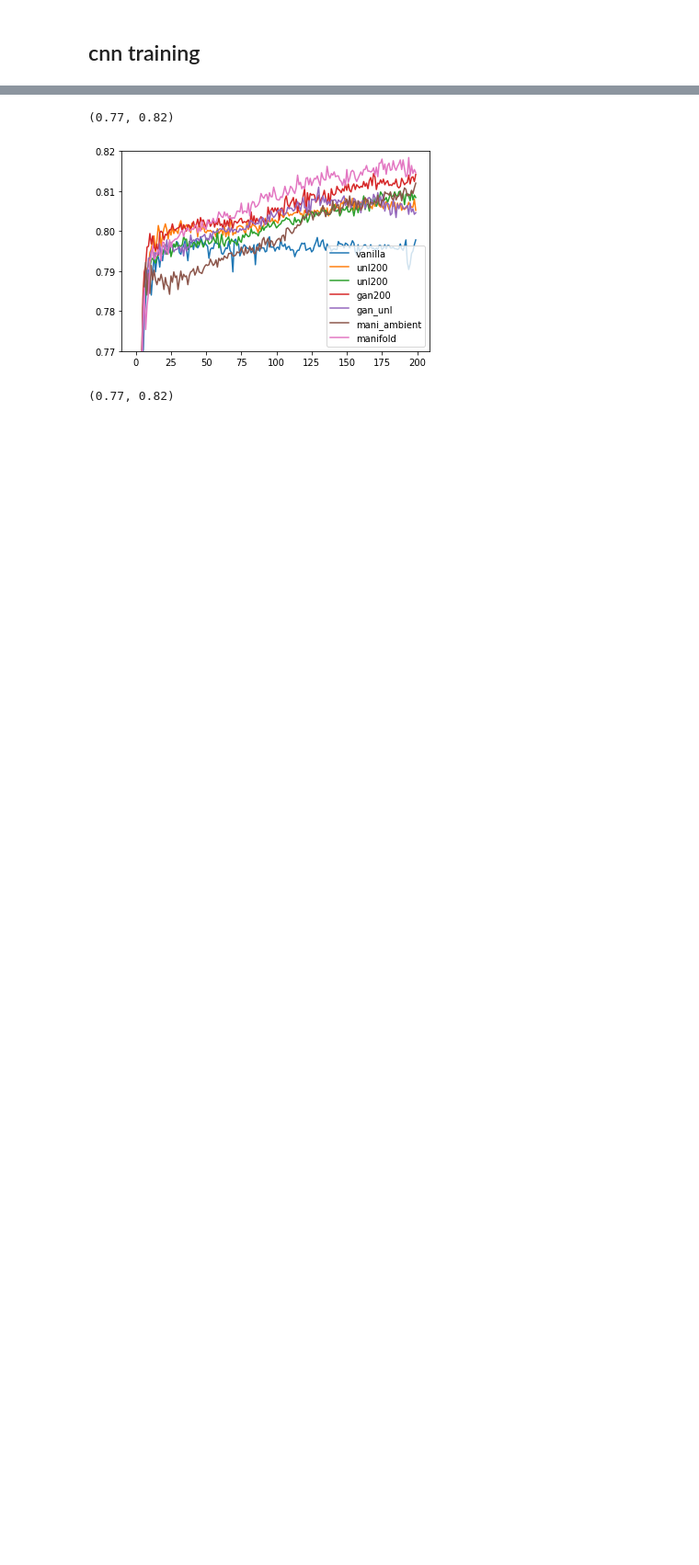
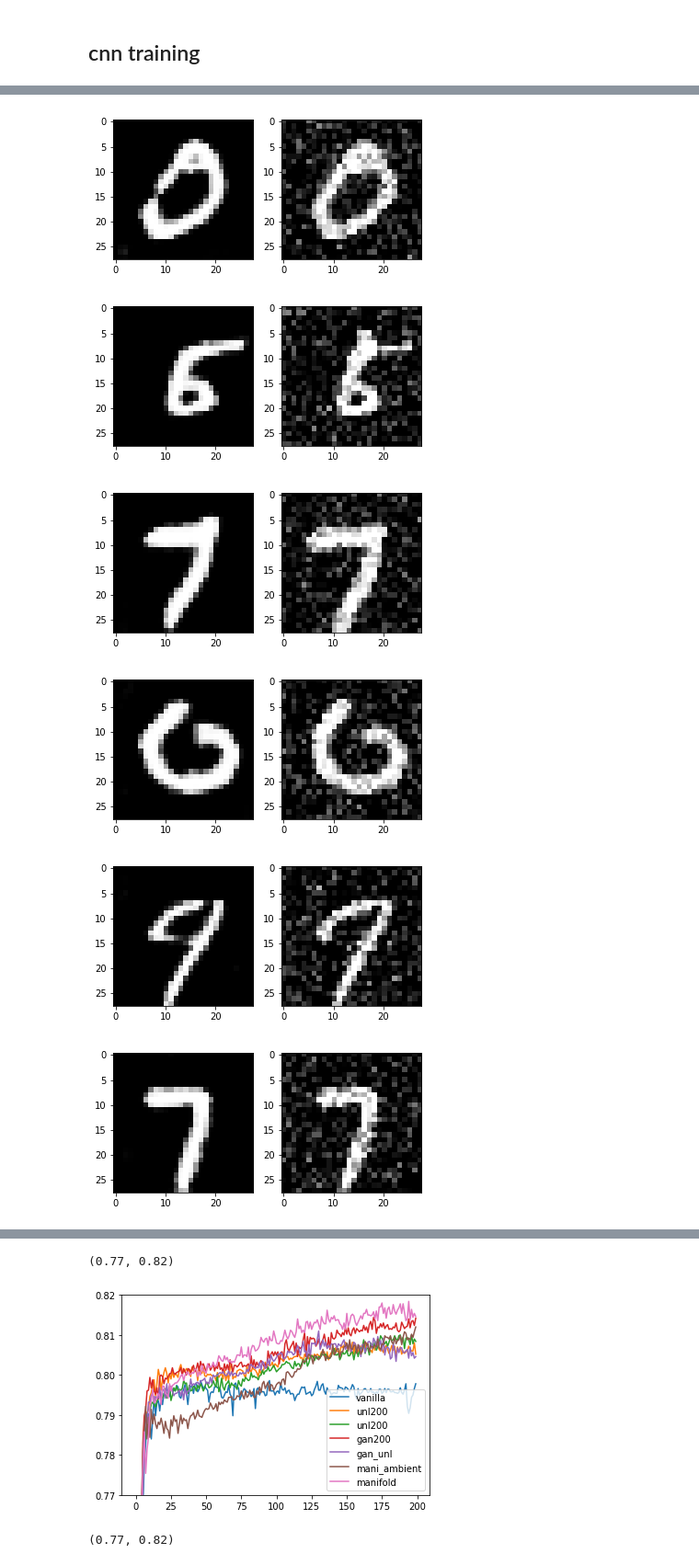
Before and after one commit to bruno-31/toy_ssl, a Jupyter notebook: mnist_experiments-reference.ipynb, the cells around one changed output, grey strips where cells are left out. Shown at 92% size. Cells and saved outputs as stored; diff of their text form; code cells hidden in the pictures; blank space fills up the shorter version.

```diff
--- a/mnist_experiments-reference.ipynb
+++ b/mnist_experiments-reference.ipynb
@@ -396,2 +433,2 @@ plt.ylim([0.81,0.84])
 # %%
-xx,yy=sess.run([samples,samples+p1],{is_training_pl:False})
+xx,yy=sess.run([samp_z1,samp_z2+pz],{is_training_pl:False})
@@ -402,0 +435,14 @@ plt.imshow(np.squeeze(yy[2]),cmap='gray',vmin=0,vmax=1)
+# %%
+for idx in range(10):
+    plt.subplot(1,2,1)
+    plt.imshow(np.squeeze(xx[idx]),cmap='gray',vmin=0,vmax=1)
+    plt.subplot(1,2,2)
+    plt.imshow(np.squeeze(yy[idx]),cmap='gray',vmin=0,vmax=1)
+    plt.show()
+# %% [output]
+[figure, added]
+[figure, added]
+[figure, added]
+[figure, added]
+[figure, added]
+[figure, added]
```
Also changed, not shown: parts of 11 cells of this notebook.
